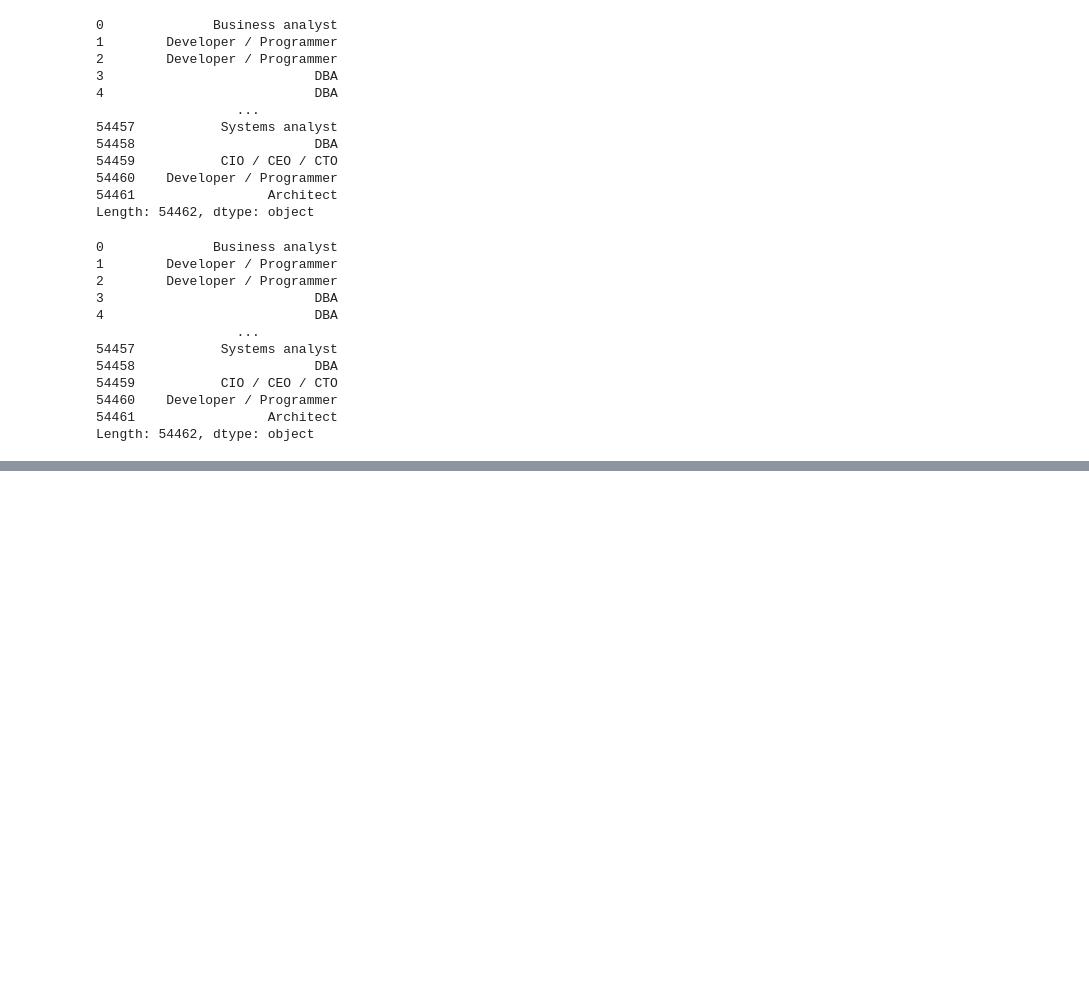
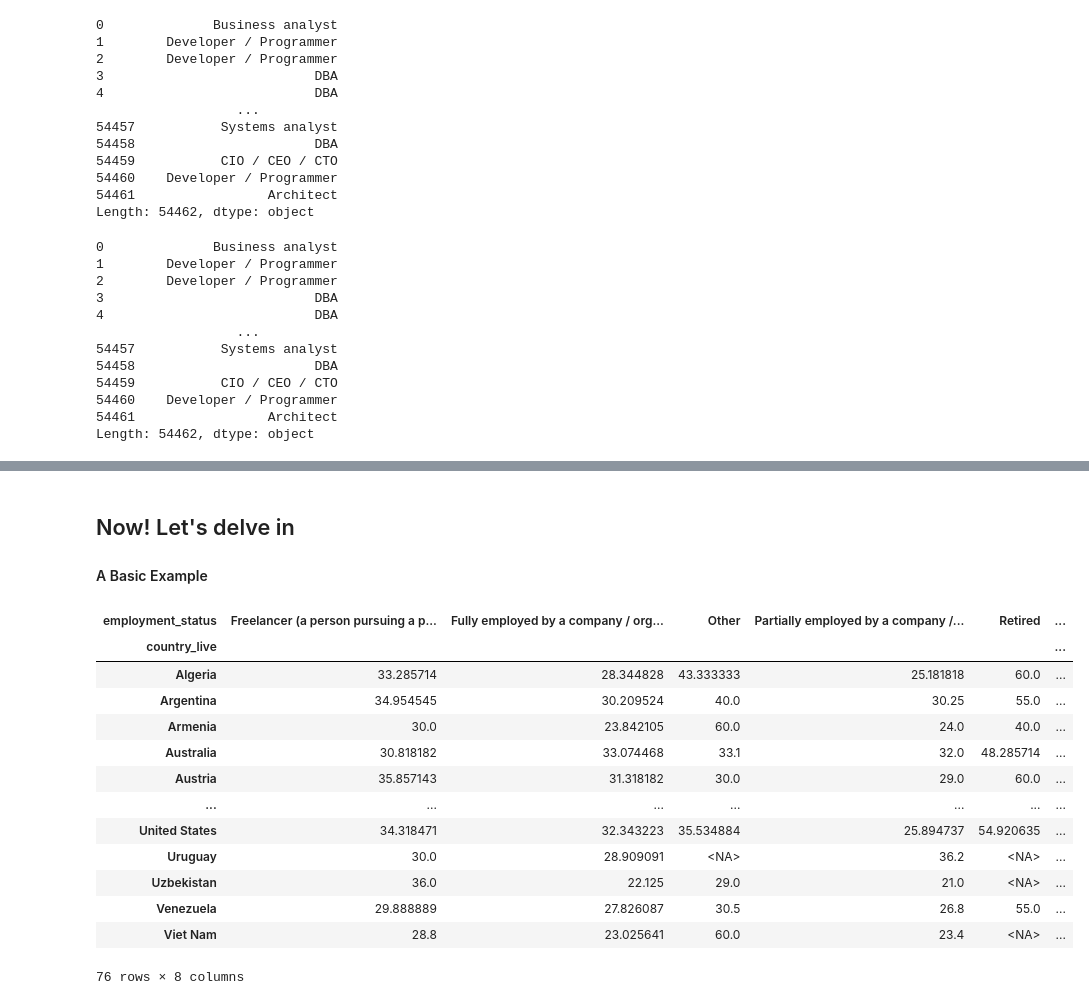
Before and after one commit to joakor89/Effective_Pandas, a Jupyter notebook: reshaping_df_dummies.ipynb, the cells around one changed output, grey strips where cells are left out. Cells and saved outputs as stored; diff of their text form; code cells hidden in the pictures; blank space fills up the shorter version.

```diff
--- a/reshaping_df_dummies.ipynb
+++ b/reshaping_df_dummies.ipynb
@@ -186,0 +404,25 @@ Length: 54462, dtype: object
+# %% [markdown]
+## Now! Let's delve in
+
+#### A Basic Example
+# %%
+# Pivot Table Procedure
+(jb2
+ .pivot_table(index='country_live', columns='employment_status',
+              values='age', aggfunc='mean', observed=False)
+)
+# %% [output]
+| employment_status | Freelancer (a person pursuing a p... | Fully employed by a company / org... | Other | Partially employed by a company /... | Retired | ... |
+| country_live |  |  |  |  |  | ... |
+| Algeria | 33.285714 | 28.344828 | 43.333333 | 25.181818 | 60.0 | ... |
+| Argentina | 34.954545 | 30.209524 | 40.0 | 30.25 | 55.0 | ... |
+| Armenia | 30.0 | 23.842105 | 60.0 | 24.0 | 40.0 | ... |
+| Australia | 30.818182 | 33.074468 | 33.1 | 32.0 | 48.285714 | ... |
+| Austria | 35.857143 | 31.318182 | 30.0 | 29.0 | 60.0 | ... |
+| ... | ... | ... | ... | ... | ... | ... |
+| United States | 34.318471 | 32.343223 | 35.534884 | 25.894737 | 54.920635 | ... |
+| Uruguay | 30.0 | 28.909091 | <NA> | 36.2 | <NA> | ... |
+| Uzbekistan | 36.0 | 22.125 | 29.0 | 21.0 | <NA> | ... |
+| Venezuela | 29.888889 | 27.826087 | 30.5 | 26.8 | 55.0 | ... |
+| Viet Nam | 28.8 | 23.025641 | 60.0 | 23.4 | <NA> | ... |
+76 rows × 8 columns
```
Also changed, not shown: parts of 42 cells of this notebook.
